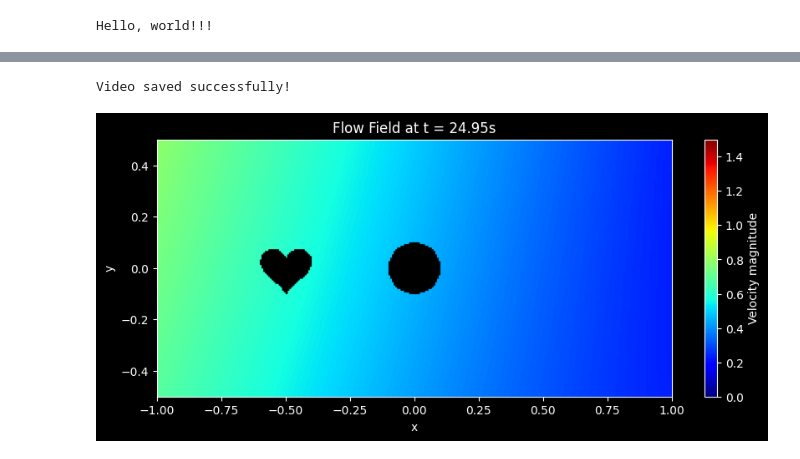
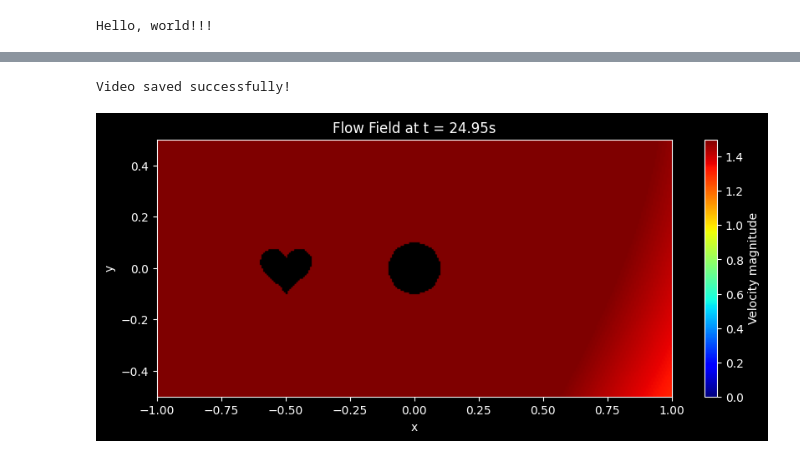
Before and after one commit to Andreea720/challenge_Navier_Stokes_ResNet, a Jupyter notebook: navier_stokes.ipynb, the cells around one changed output, grey strips where cells are left out. Cells and saved outputs as stored; diff of their text form; code cells hidden in the pictures.

```diff
--- a/navier_stokes.ipynb
+++ b/navier_stokes.ipynb
@@ -13,7 +13,7 @@ import matplotlib.pyplot as plt
 # %%
 # Physical parameters
 rho = 1  # Density
-mu = 1   # Viscosity
+mu = 0.01   # Viscosity
 u_in = 1
 D = 1
 L = 2
@@ -82,12 +82,17 @@ def boundary_cylinder(X, on_boundary):
     )
 
 def boundary_obstacles(X, on_boundary):
-    # Logic: It's an obstacle if it's on a boundary but NOT the external box edges
-    on_outer_wall = np.logical_or(
-        np.logical_or(np.isclose(X[0], -L/2), np.isclose(X[0], L/2)),
-        np.logical_or(np.isclose(X[1], -D/2), np.isclose(X[1], D/2))
-    )
-    return on_boundary and not on_outer_wall
+    # 1. Define Outer Walls
+    on_left = np.isclose(X[0], -L/2)
+    on_right = np.isclose(X[0], L/2)
+    on_bottom = np.isclose(X[1], -D/2)
+    on_top = np.isclose(X[1], D/2)
+
+    # Check if point is on any of the 4 outer box walls
+    on_outer_box = on_left | on_right | on_bottom | on_top
+
+    # If it is on a boundary, but NOT on the outer box, it must be an internal obstacle (Heart or Cylinder)
+    return on_boundary and not on_outer_box
 
 # No-slip for all internal objects
 bc_obs_u = dde.DirichletBC(geom, lambda X: 0.0, boundary_obstacles, component=0)
@@ -160,6 +165,6 @@ model = dde.Model(data, net)
 # %%
 # Compile and train
 model.compile("adam", lr=1e-3)
-losshistory, train_state = model.train(epochs=500)
+losshistory, train_state = model.train(epochs=1000)
 # %% [output]
 Compiling model...
@@ -297,35 +438,35 @@ def update(frame):
     t_column = np.full((grid_x.size, 1), current_t)
     X_predict = np.column_stack([grid_x.flatten(), grid_y.flatten(), t_column])
 
     # Predict velocity
     result = model.predict(X_predict)
     u = result[:, 0].reshape(grid_x.shape)
     v = result[:, 1].reshape(grid_x.shape)
     speed = np.sqrt(u**2 + v**2)
 
     # Apply the mask (Nan makes it white/transparent)
     speed[mask_total] = np.nan
 
     # Update the image
     cax.set_data(speed)
     ax.set_title(f"Flow Field at t = {current_t:.2f}s")
     return cax,
 
 # 5. Run and Save
 # Increase frames to see the flow evolve longer
-ani = FuncAnimation(fig, update, frames=500, interval=50, blit=False)
+ani = FuncAnimation(fig, update, frames=500, interval=100, blit=False)
 
 try:
     writer = FFMpegWriter(fps=20)
     ani.save("flow_field_obstacles_fixed.mp4", writer=writer, dpi=200)
     print("Video saved successfully!")
 except Exception as e:
     print(f"Could not save video: {e}")
 
 plt.show()
 # %% [output]
 Video saved successfully!
-[figure, old version]
+[figure, new version]
 # %%
 def update(frame):
     ax.clear()
```
Also changed, not shown: parts of 3 cells of this notebook.
